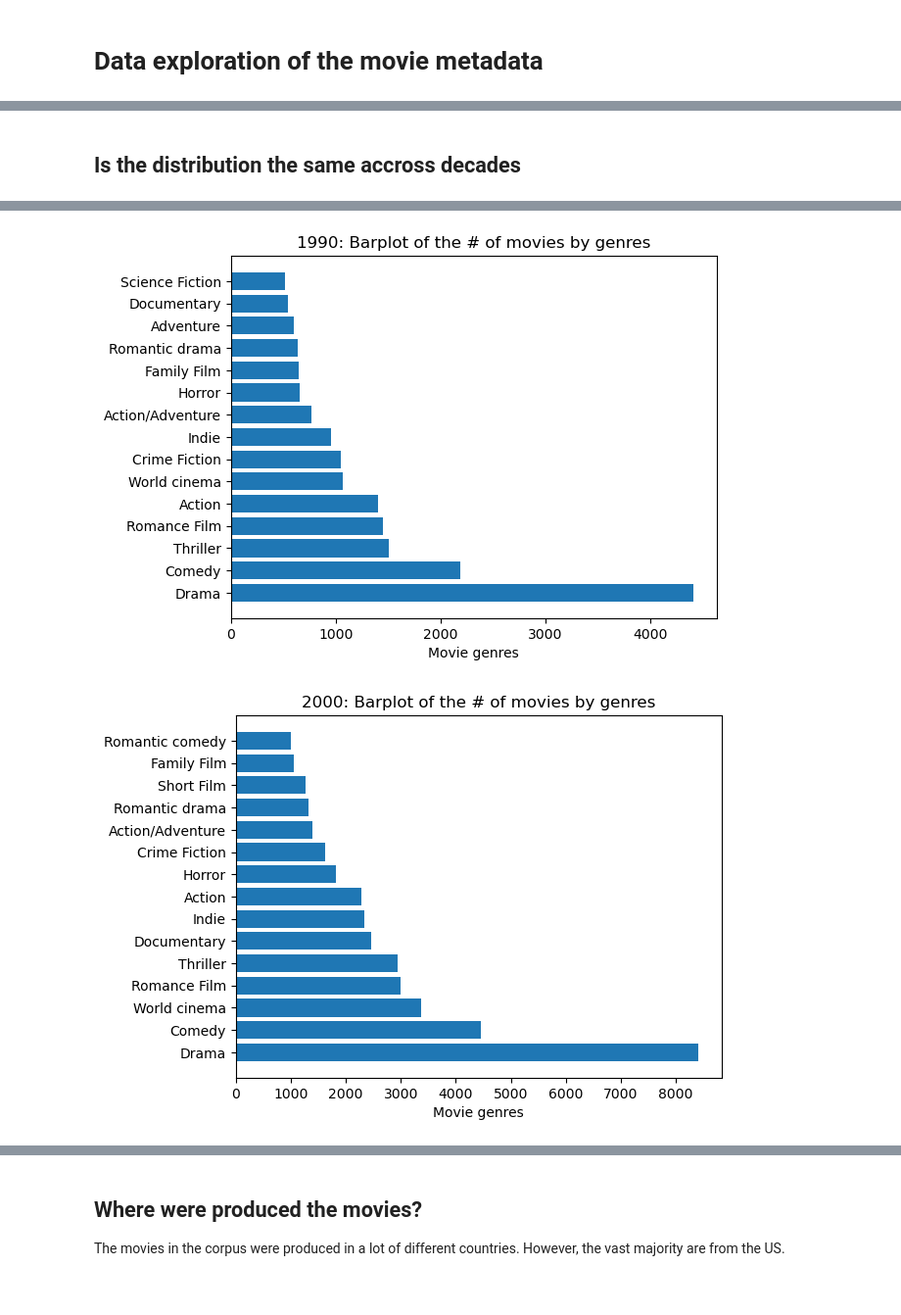
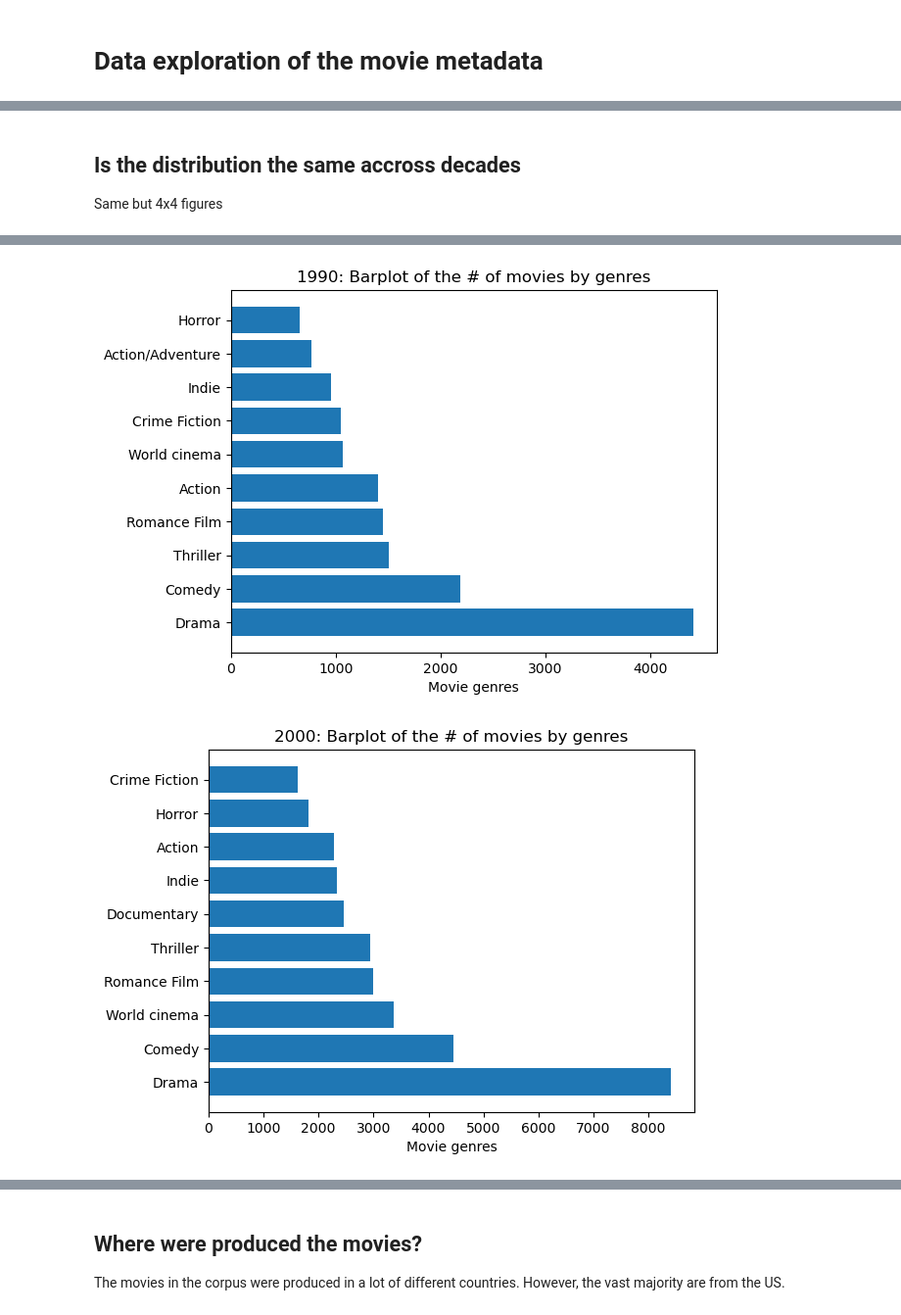
Before and after one commit to epfl-ada/ada-2022-project-error141, a Jupyter notebook: data_exploration_final.ipynb, the cells around one changed output, grey strips where cells are left out. Shown at 98% size. Drawn from its saved outputs; the diff is of its cells as text; code cells hidden in the pictures.

```diff
--- a/data_exploration_final.ipynb
+++ b/data_exploration_final.ipynb
@@ -164,5 +176,6 @@ plt.show()
 # %% [markdown]
 ## Is the distribution the same accross decades
+Same but 4x4 figures
 # %%
 #Get count by decades
 genre_count = movie_metadata.groupby((movie_metadata.release_date//10)*10).genres.apply(get_count_genre)
@@ -170,8 +183,8 @@ genre_count = movie_metadata.groupby((movie_metadata.release_date//10)*10).genre
 #Plot for each decade
 for decade in np.unique(movie_metadata.release_date//10*10):
 
-    if (genre_count.loc[decade].shape[0] >= 15):
-        plt.barh(genre_count.loc[decade]['genre'].iloc[0:15], genre_count.loc[decade]['count'].iloc[0:15])
+    if (genre_count.loc[decade].shape[0] >= 10):
+        plt.barh(genre_count.loc[decade]['genre'].iloc[0:10], genre_count.loc[decade]['count'].iloc[0:10])
     else:
         plt.barh(genre_count.loc[decade]['genre'].values, genre_count.loc[decade]['count'])
 
@@ -192,2 +205,2 @@ for decade in np.unique(movie_metadata.release_date//10*10):
-[figure, old version]
+[figure, new version]
-[figure, old version]
+[figure, new version]
```
Also changed, not shown: parts of 55 cells of this notebook, 1 other file.
